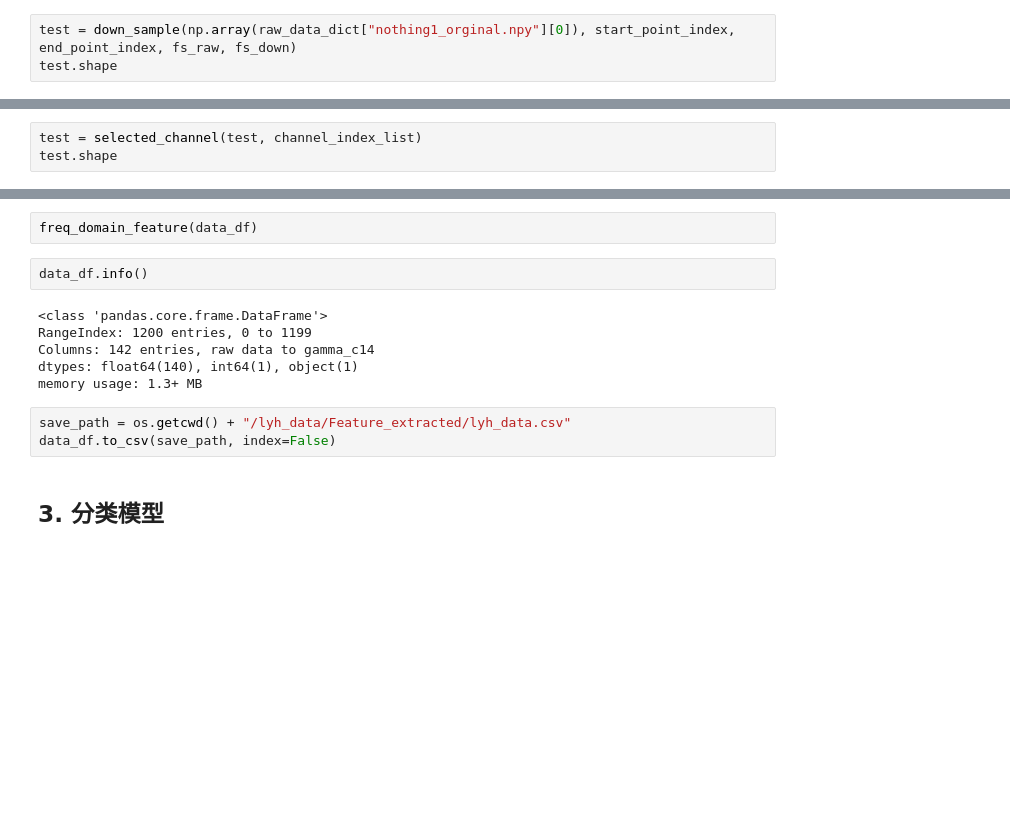
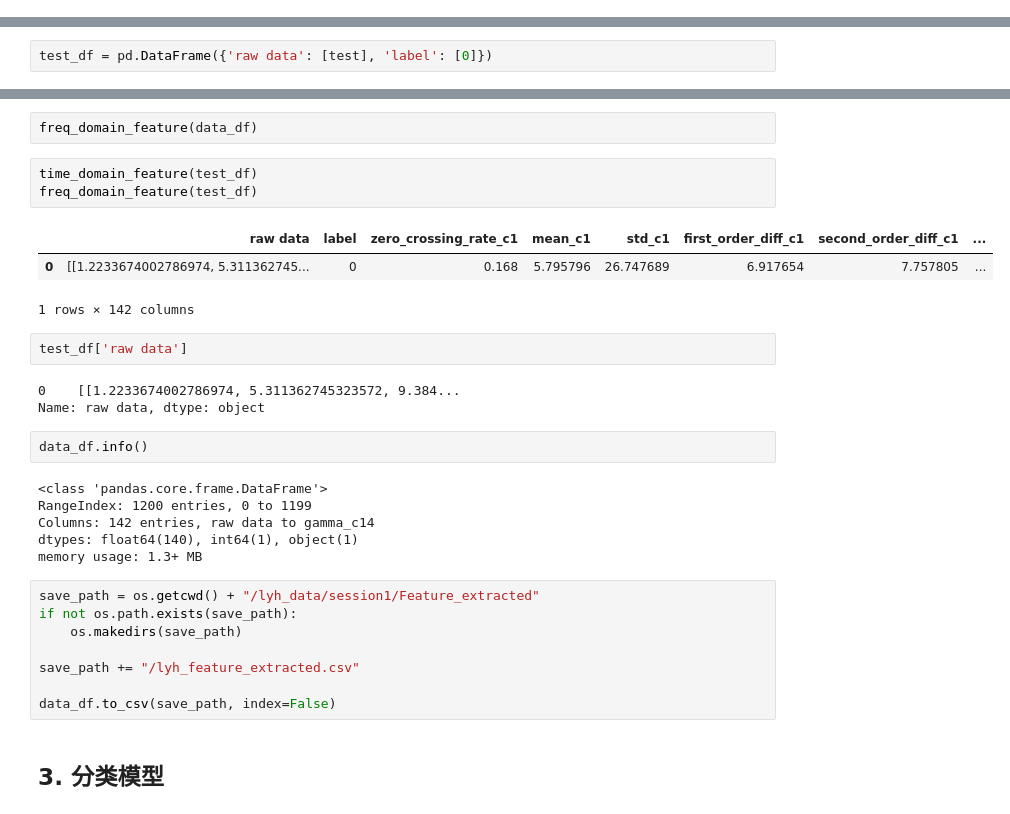
Before and after one commit to BCI-NJU/Baseline, a Jupyter notebook: tranditional_ml.ipynb, the cells around one changed output, grey strips where cells are left out. Drawn from its saved outputs; the diff is of its cells as text; blank space fills up the shorter version.

```diff
--- a/tranditional_ml.ipynb
+++ b/tranditional_ml.ipynb
@@ -61,6 +57,3 @@ def down_sample(data, start, end, fs_raw, fs_down):
     data = data[start: end: step]
 
     return data
-# %%
-test = down_sample(np.array(raw_data_dict["nothing1_orginal.npy"][0]), start_point_index, end_point_index, fs_raw, fs_down)
-test.shape
@@ -73,6 +64,3 @@ channel_index_list = np.arange(2, 2+14)
 def selected_channel(data, channel_index_list):
 
     return data[:, channel_index_list]
-# %%
-test = selected_channel(test, channel_index_list)
-test.shape
@@ -260,6 +359,8 @@ dataset_list = list(dataset_np)
 label_list = [0] * 300 + [1] * 300 + [2] * 300 + [3] * 300
 data_df = pd.DataFrame({'raw data': dataset_list, 'label': label_list})
 x = deepcopy(data_df.iloc[0])
+# %%
+test_df = pd.DataFrame({'raw data': [test], 'label': [0]})
 # %%
 # 计算过零率
 
@@ -471,6 +572,18 @@ def freq_domain_feature(eeg_dataset):
             eeg_dataset[f'{freq_names[j]}_c{i+1}'] = np.array(energy)[:,i*nFreqs+j]
 # %%
 freq_domain_feature(data_df)
+# %%
+time_domain_feature(test_df)
+freq_domain_feature(test_df)
+# %% [output]
+|  | raw data | label | zero_crossing_rate_c1 | mean_c1 | std_c1 | first_order_diff_c1 | second_order_diff_c1 | ... |
+| 0 | [[1.2233674002786974, 5.311362745... | 0 | 0.168 | 5.795796 | 26.747689 | 6.917654 | 7.757805 | ... |
+1 rows × 142 columns
+# %%
+test_df['raw data']
+# %% [output]
+0    [[1.2233674002786974, 5.311362745323572, 9.384...
+Name: raw data, dtype: object
 # %%
 data_df.info()
 # %% [output]
@@ -480,7 +593,12 @@ Columns: 142 entries, raw data to gamma_c14
 dtypes: float64(140), int64(1), object(1)
 memory usage: 1.3+ MB
 # %%
-save_path = os.getcwd() + "/lyh_data/Feature_extracted/lyh_data.csv"
+save_path = os.getcwd() + "/lyh_data/session1/Feature_extracted"
+if not os.path.exists(save_path):
+    os.makedirs(save_path)
+
+save_path += "/lyh_feature_extracted.csv"
+
 data_df.to_csv(save_path, index=False)
 # %% [markdown]
 ## 3. 分类模型
```
Also changed, not shown: parts of 60 cells of this notebook, 39 other files.
